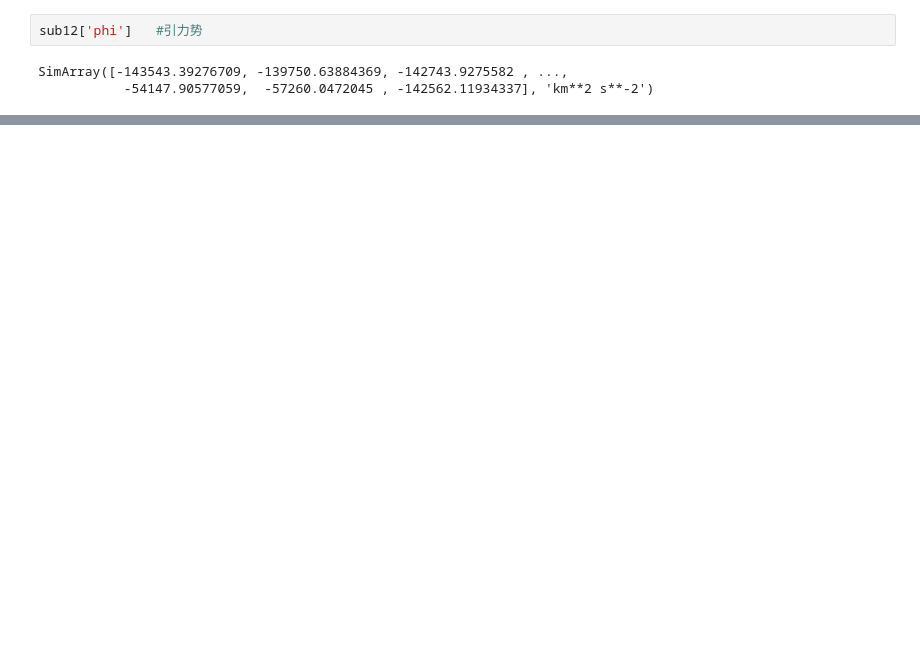
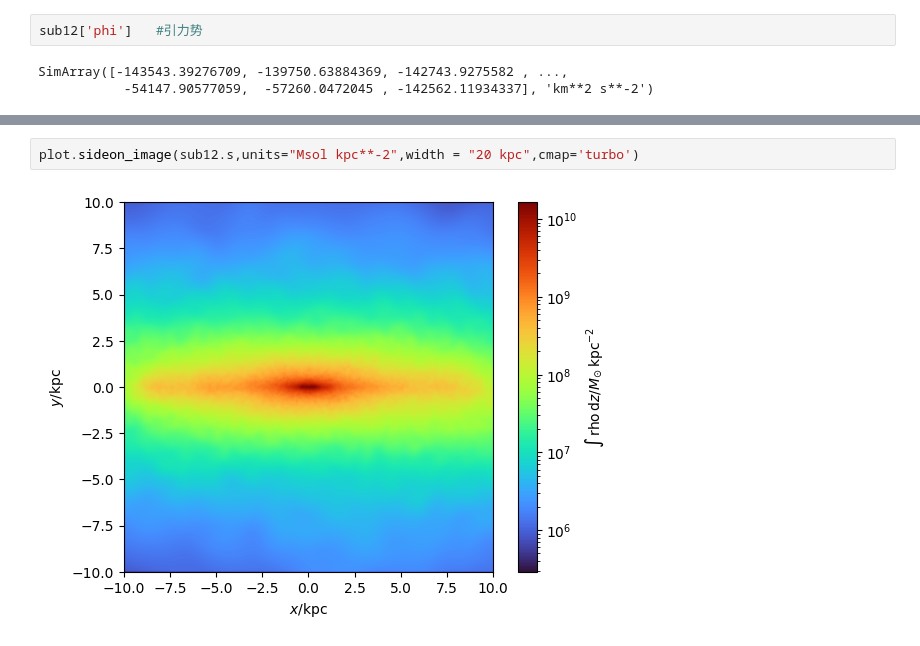
Before and after one commit to wx-ys/AnastrisTNG, a Jupyter notebook: examples/AnastrisTNG_galaxy_face_on-cn.ipynb, the cells around one changed output, grey strips where cells are left out. Cells and saved outputs as stored; diff of their text form; blank space fills up the shorter version.

```diff
--- a/examples/AnastrisTNG_galaxy_face_on-cn.ipynb
+++ b/examples/AnastrisTNG_galaxy_face_on-cn.ipynb
@@ -79,0 +91,4 @@ plt.colorbar()
+# %%
+plot.sideon_image(sub12.s,units="Msol kpc**-2",width = "20 kpc",cmap='turbo')
+# %% [output]
+[figure, added]
```
Also changed, not shown: parts of 21 cells of this notebook, 2 other files.
